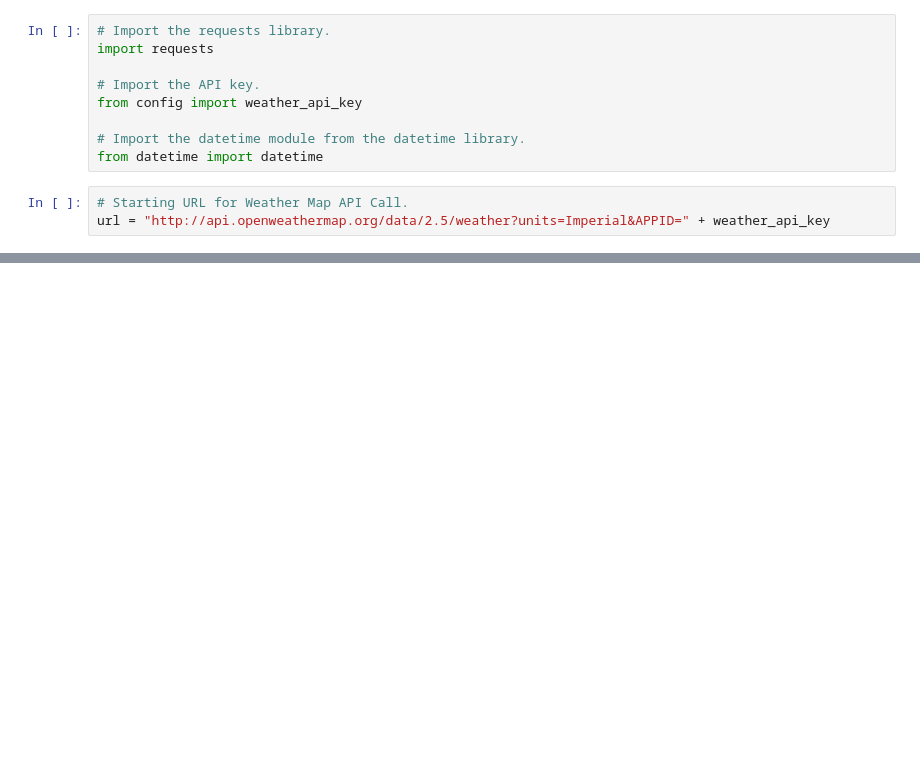
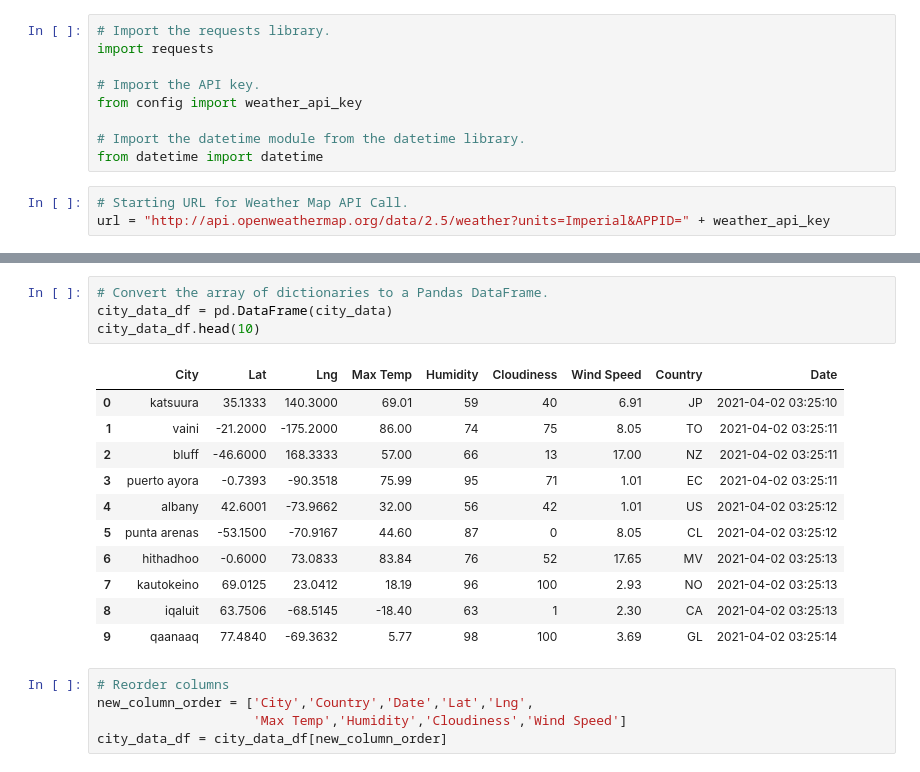
Before and after one commit to sed-jackob/World_Weather_Analysis, a Jupyter notebook: WeatherPy.ipynb, the cells around one changed output, grey strips where cells are left out. Drawn from its saved outputs; the diff is of its cells as text; blank space fills up the shorter version.

```diff
--- a/WeatherPy.ipynb
+++ b/WeatherPy.ipynb
@@ -176,0 +160,21 @@ cities_df[ (cities_df['Country'] == 'US') | (cities_df['Country'] == 'CA')].sort
+# %%
+# Convert the array of dictionaries to a Pandas DataFrame.
+city_data_df = pd.DataFrame(city_data)
+city_data_df.head(10)
+# %% [output]
+|  | City | Lat | Lng | Max Temp | Humidity | Cloudiness | Wind Speed | Country | Date |
+| 0 | katsuura | 35.1333 | 140.3000 | 69.01 | 59 | 40 | 6.91 | JP | 2021-04-02 03:25:10 |
+| 1 | vaini | -21.2000 | -175.2000 | 86.00 | 74 | 75 | 8.05 | TO | 2021-04-02 03:25:11 |
+| 2 | bluff | -46.6000 | 168.3333 | 57.00 | 66 | 13 | 17.00 | NZ | 2021-04-02 03:25:11 |
+| 3 | puerto ayora | -0.7393 | -90.3518 | 75.99 | 95 | 71 | 1.01 | EC | 2021-04-02 03:25:11 |
+| 4 | albany | 42.6001 | -73.9662 | 32.00 | 56 | 42 | 1.01 | US | 2021-04-02 03:25:12 |
+| 5 | punta arenas | -53.1500 | -70.9167 | 44.60 | 87 | 0 | 8.05 | CL | 2021-04-02 03:25:12 |
+| 6 | hithadhoo | -0.6000 | 73.0833 | 83.84 | 76 | 52 | 17.65 | MV | 2021-04-02 03:25:13 |
+| 7 | kautokeino | 69.0125 | 23.0412 | 18.19 | 96 | 100 | 2.93 | NO | 2021-04-02 03:25:13 |
+| 8 | iqaluit | 63.7506 | -68.5145 | -18.40 | 63 | 1 | 2.30 | CA | 2021-04-02 03:25:13 |
+| 9 | qaanaaq | 77.4840 | -69.3632 | 5.77 | 98 | 100 | 3.69 | GL | 2021-04-02 03:25:14 |
+# %%
+# Reorder columns
+new_column_order = ['City','Country','Date','Lat','Lng',
+                    'Max Temp','Humidity','Cloudiness','Wind Speed']
+city_data_df = city_data_df[new_column_order]
```
Also changed, not shown: parts of 12 cells of this notebook, 3 other files.
